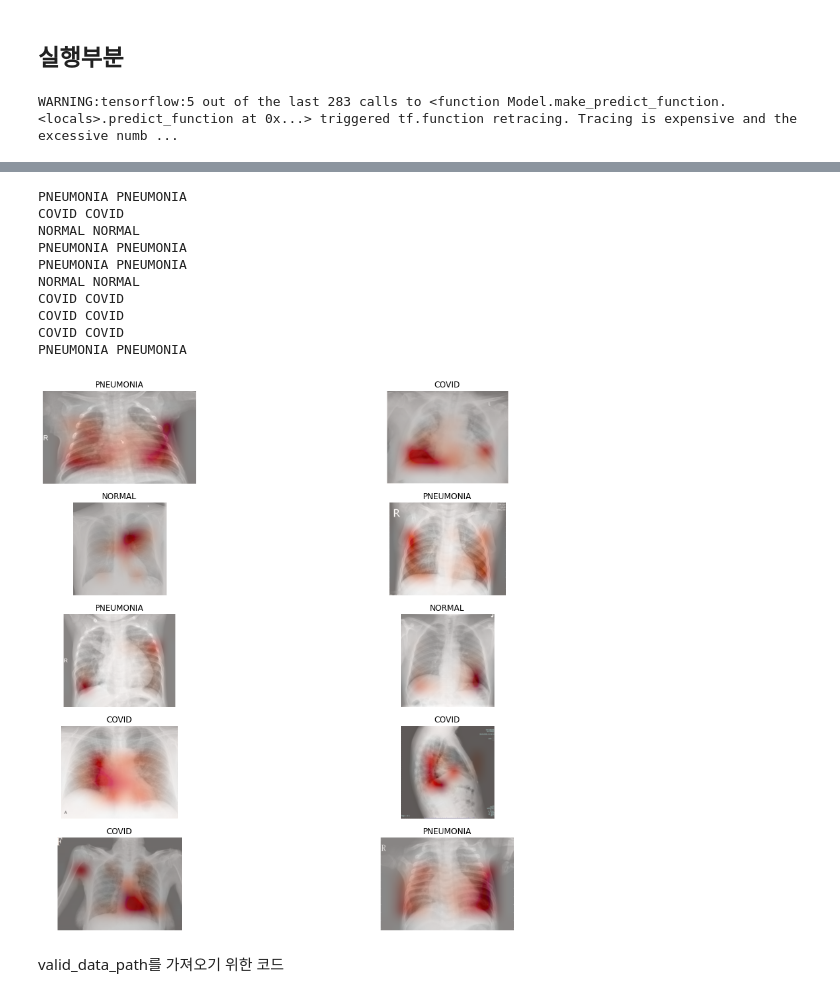
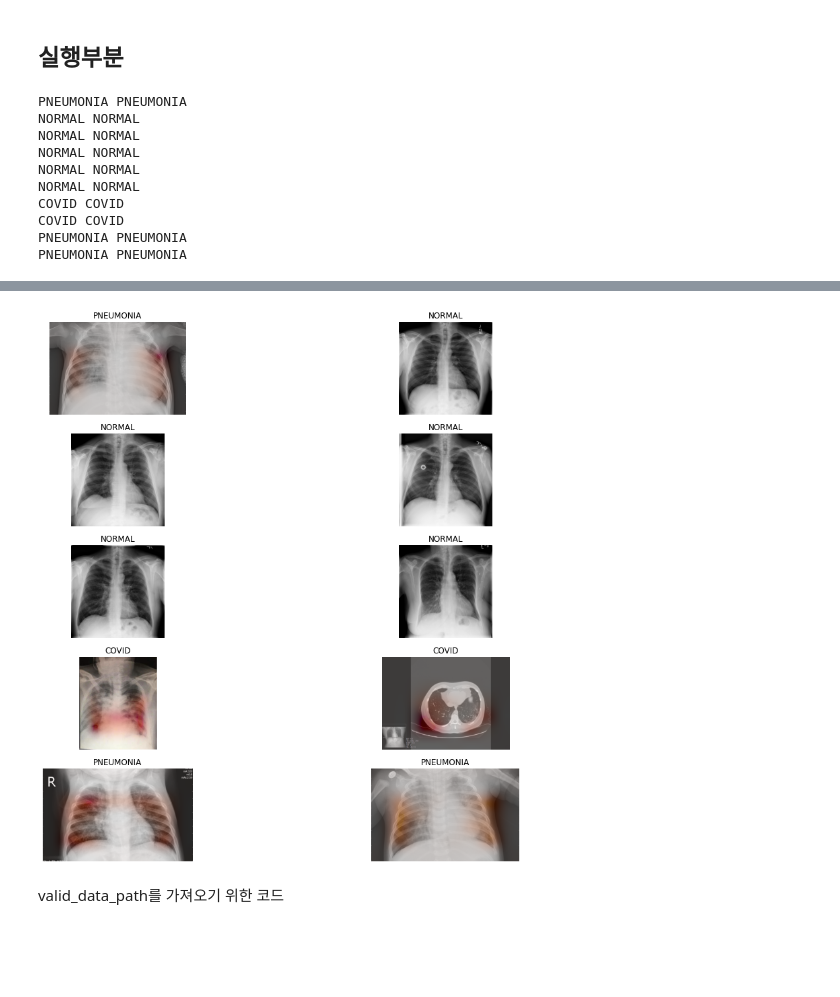
Before and after one commit to JinGyunJeong/Detect_covid19_from_CXR, a Jupyter notebook: covid_model_and_result_final/HeatMap+Prediction-inception_Resnet_V2.ipynb, the cells around one changed output, grey strips where cells are left out. Drawn from its saved outputs; the diff is of its cells as text; code cells hidden in the pictures; blank space fills up the shorter version.

Commit message:
edit_model

```diff
--- a/covid_model_and_result_final/HeatMap+Prediction-inception_Resnet_V2.ipynb
+++ b/covid_model_and_result_final/HeatMap+Prediction-inception_Resnet_V2.ipynb
@@ -90,7 +89,7 @@ def gamma_correction(img, c=1, g=2.2):
     return out
 
 # CAM이미지 + 원본
-def show_CAM(img_path, heatmap):
+def show_CAM(img_path, heatmap, prediction):
     # We load the original image
     img = keras.preprocessing.image.load_img(img_path)
     img = keras.preprocessing.image.img_to_array(img)
@@ -114,12 +113,11 @@ def show_CAM(img_path, heatmap):
     jet_heatmap = gamma_correction(jet_heatmap, g=2.2)
 
     # Superimpose the heatmap on original image
-    superimposed_img = jet_heatmap *1.2 + img
+    if prediction =='NORMAL':
+        superimposed_img = img
+    else:
+        superimposed_img = jet_heatmap *0.5 + img
     superimposed_img = keras.preprocessing.image.array_to_img(superimposed_img)
-
-    # # Save the superimposed image
-    # save_path = "CXR_cam.jpg"
-    # superimposed_img.save(save_path)
 
     return superimposed_img
 
@@ -166,6 +164,7 @@ for i in range(iter):
     # The local path to our target image
     img_path = random.choice(valid_generator.filepaths) # --> 실행시키려면 아래의 셀을 실행시켜야한다.
 
+    # img_path = '/content/covid.jpg'
     # split('/')를 통해 나눠진 부분 중 3번째 획득
     real_y = img_path.split('/')[-2]
 
@@ -183,15 +182,27 @@ for i in range(iter):
 
 
     # Calss Activation Map with image
-    cam_image = show_CAM(img_path, heatmap)
+    cam_image = show_CAM(img_path, heatmap, prediction)
     plt.subplot(iter, 2, i+1)
     plt.imshow(cam_image)
     plt.title(prediction)
     plt.axis('off')
 
+    #  # Save the superimposed image
+    save_path = "CXR_cam.jpg"
+    cam_image.save(save_path)
 
     predictY.append(prediction)
     realY.append(real_y)
     print(prediction, real_y)
 # %% [output]
-WARNING:tensorflow:5 out of the last 283 calls to <function Model.make_predict_function.<locals>.predict_function at 0x...> triggered tf.function retracing. Tracing is expensive and the excessive numb ...
+PNEUMONIA PNEUMONIA
+NORMAL NORMAL
+NORMAL NORMAL
+NORMAL NORMAL
+NORMAL NORMAL
+NORMAL NORMAL
+COVID COVID
+COVID COVID
+PNEUMONIA PNEUMONIA
+PNEUMONIA PNEUMONIA
@@ -199,14 +209,4 @@ WARNING:tensorflow:5 out of the last 283 calls to <function Model.make_predict_f
-PNEUMONIA PNEUMONIA
-COVID COVID
-NORMAL NORMAL
-PNEUMONIA PNEUMONIA
-PNEUMONIA PNEUMONIA
-NORMAL NORMAL
-COVID COVID
-COVID COVID
-COVID COVID
-PNEUMONIA PNEUMONIA
-[figure, old version]
+[figure, new version]
 # %% [markdown]
 valid_data_path를 가져오기 위한 코드
 # %%
```
Also changed, not shown: parts of 3 cells of this notebook, 2 other files.
